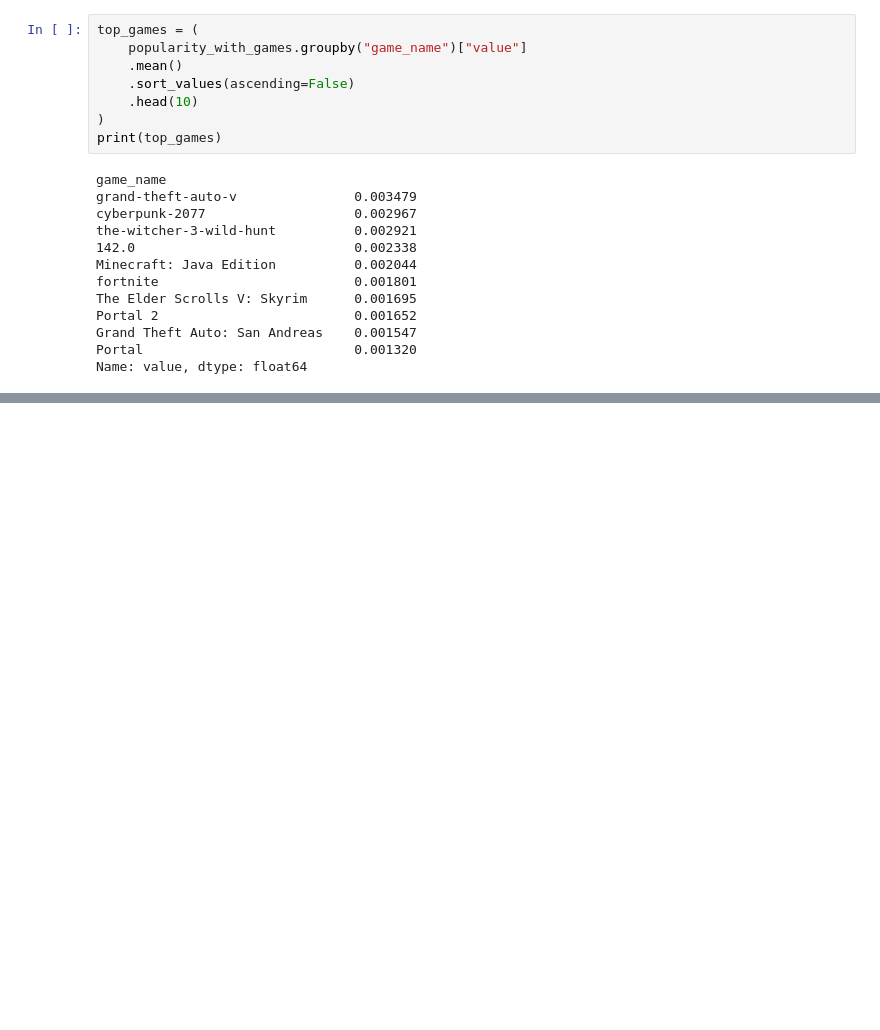
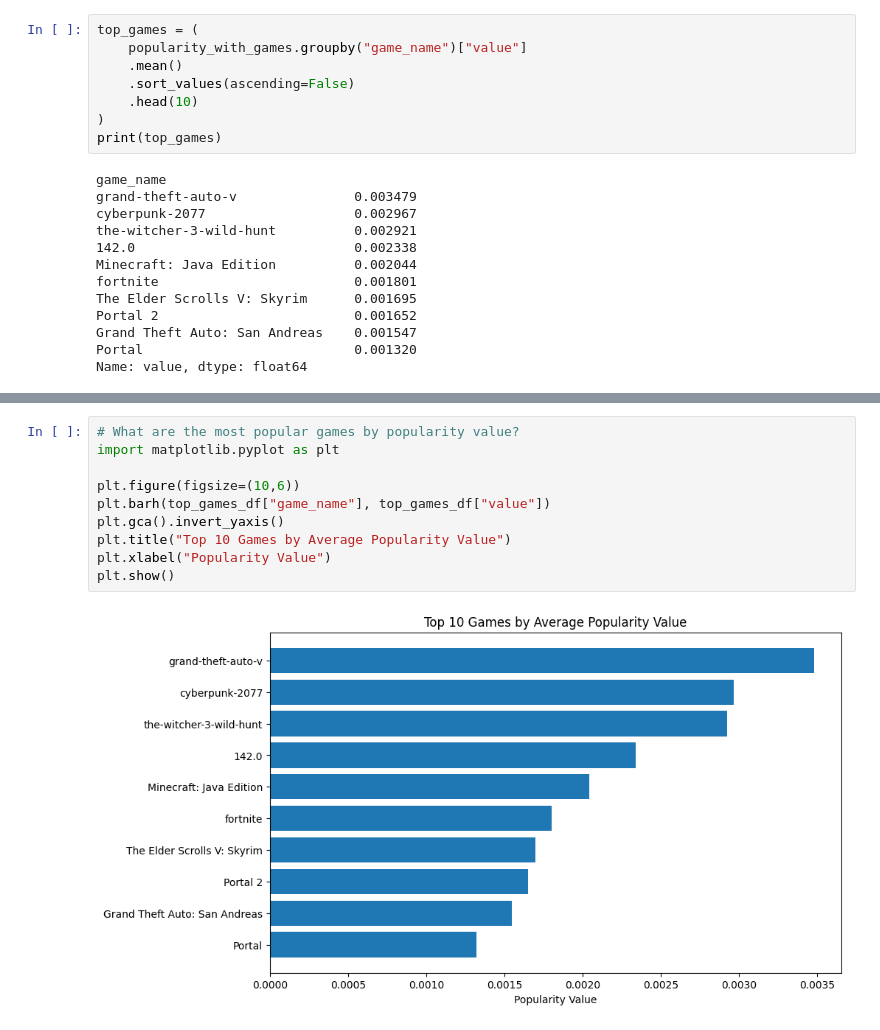
Before and after one commit to wprocise/Video-Game-Project, a Jupyter notebook: Game_Popularity.ipynb, the cells around one changed output, grey strips where cells are left out. Saved outputs shown, nothing was run; the diff lists cells and outputs as text; blank space fills up the shorter version.

```diff
--- a/Game_Popularity.ipynb
+++ b/Game_Popularity.ipynb
@@ -155 +177,13 @@ print(top_games_df)
+# %%
+# What are the most popular games by popularity value?
+import matplotlib.pyplot as plt
+
+plt.figure(figsize=(10,6))
+plt.barh(top_games_df["game_name"], top_games_df["value"])
+plt.gca().invert_yaxis()
+plt.title("Top 10 Games by Average Popularity Value")
+plt.xlabel("Popularity Value")
+plt.show()
+# %% [output]
+[figure, added]
 # %%
```
Also changed, not shown: parts of 3 cells of this notebook.
